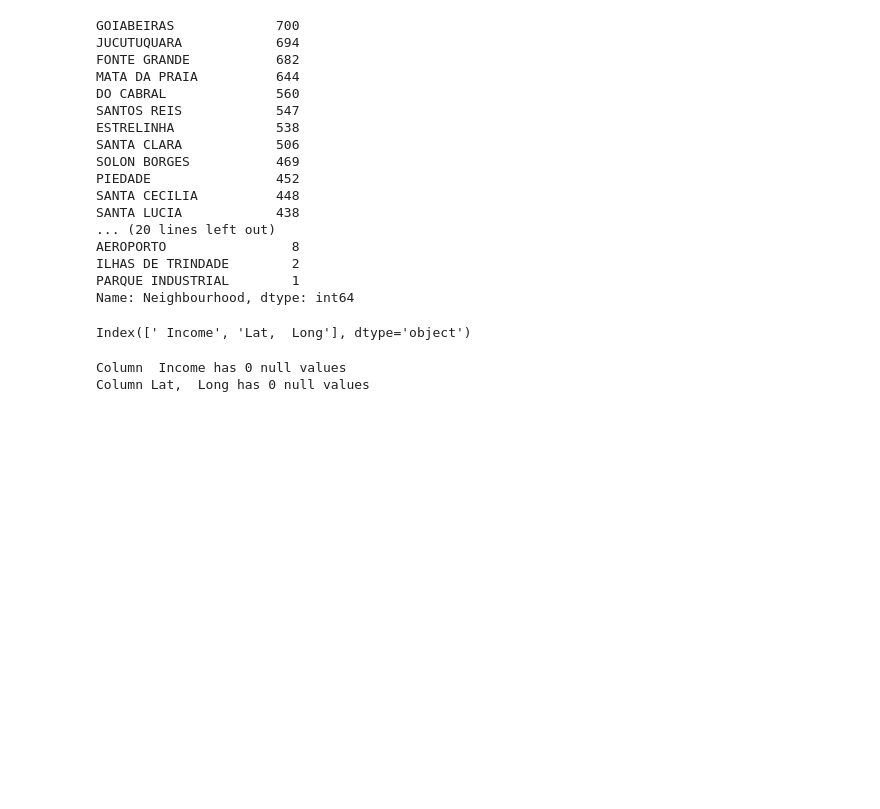
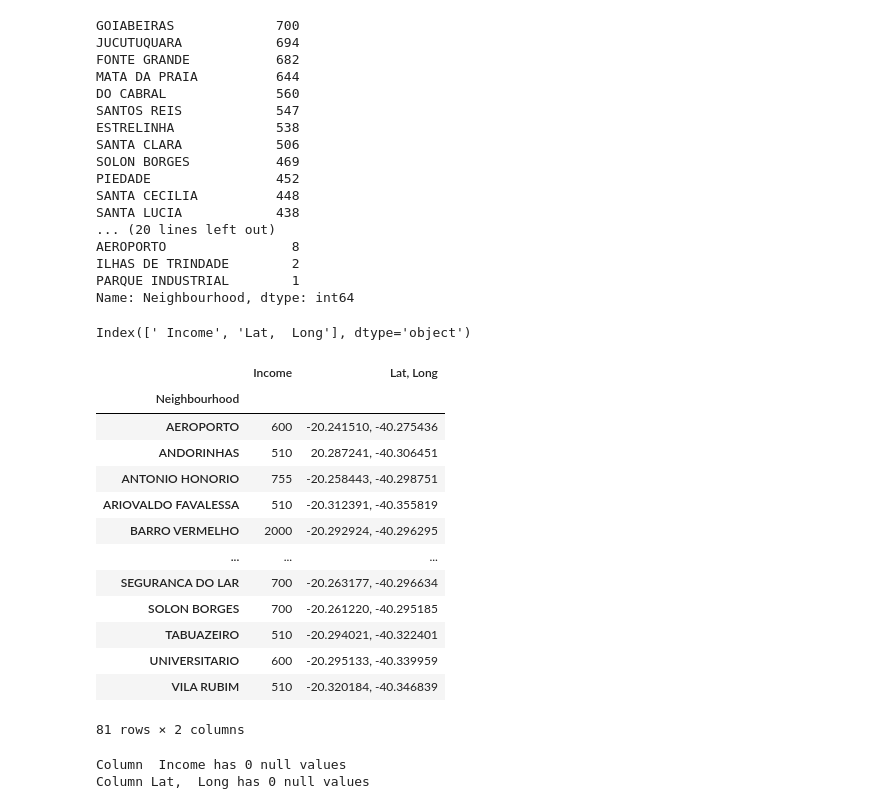
Before and after one commit to britnijgrimm/group2-project, a Jupyter notebook: mans_from_S3.ipynb, the cells around one changed output. Drawn from its saved outputs; the diff is of its cells as text; code cells hidden in the pictures; blank space fills up the shorter version.

```diff
--- a/mans_from_S3.ipynb
+++ b/mans_from_S3.ipynb
@@ -253,6 +253,23 @@ min_df=pd.read_csv(StringIO(csv_string), index_col=0)
 min_df.columns
 # %% [output]
 Index([' Income', 'Lat,  Long'], dtype='object')
+# %%
+min_df
+# %% [output]
+|  | Income | Lat, Long |
+| Neighbourhood |  |  |
+| AEROPORTO | 600 | -20.241510, -40.275436 |
+| ANDORINHAS | 510 | 20.287241, -40.306451 |
+| ANTONIO HONORIO | 755 | -20.258443, -40.298751 |
+| ARIOVALDO FAVALESSA | 510 | -20.312391, -40.355819 |
+| BARRO VERMELHO | 2000 | -20.292924, -40.296295 |
+| ... | ... | ... |
+| SEGURANCA DO LAR | 700 | -20.263177, -40.296634 |
+| SOLON BORGES | 700 | -20.261220, -40.295185 |
+| TABUAZEIRO | 510 | -20.294021, -40.322401 |
+| UNIVERSITARIO | 600 | -20.295133, -40.339959 |
+| VILA RUBIM | 510 | -20.320184, -40.346839 |
+81 rows × 2 columns
 # %%
 for column in min_df.columns:
     print(f"Column {column} has {min_df[column].isnull().sum()} null values")
```
Also changed, not shown: 1 other file.
